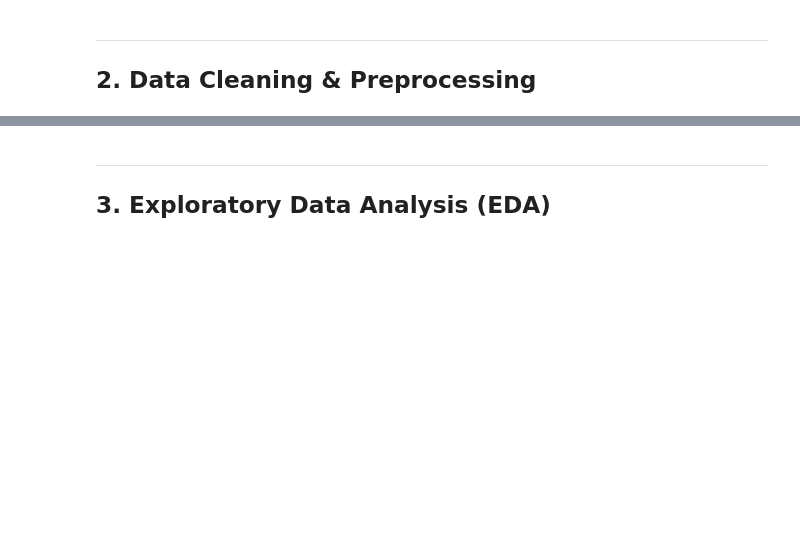
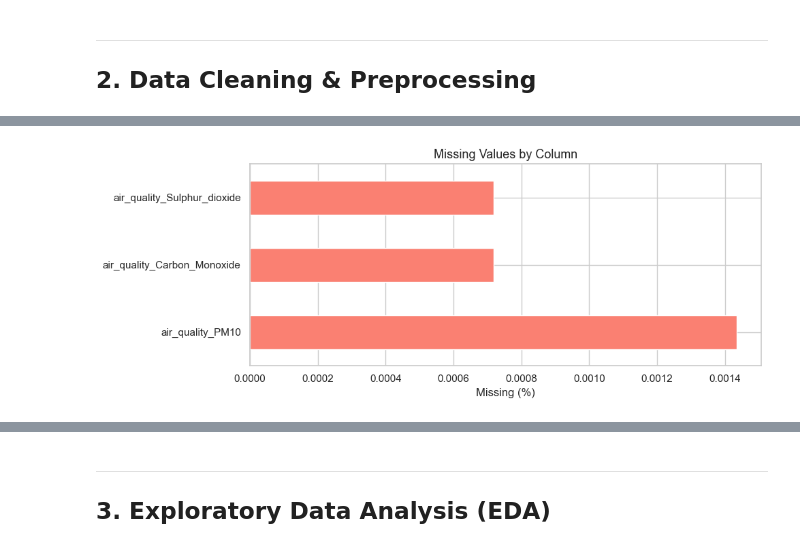
Before and after one commit to FelexHill7/weatherTrendForecasting, a Jupyter notebook: weather_forecasting.ipynb, the cells around one changed output, grey strips where cells are left out. Cells and saved outputs as stored; diff of their text form; code cells hidden in the pictures; blank space fills up the shorter version.

```diff
--- a/weather_forecasting.ipynb
+++ b/weather_forecasting.ipynb
@@ -237,0 +125,12 @@ df.head(3)
+# %%
+from kagglehub import KaggleDatasetAdapter
+
+df_raw = kagglehub.load_dataset(
+    KaggleDatasetAdapter.PANDAS,
+    "nelgiriyewithana/global-weather-repository",
+    "GlobalWeatherRepository.csv",
+)
+print(f'Dataset loaded: {df_raw.shape[0]:,} rows x {df_raw.shape[1]} columns')
+
+df = df_raw.copy()
+df.head(3)
@@ -298,0 +195,75 @@ print(f'After cleaning — {df.shape[0]:,} rows x {df.shape[1]} columns')
+# %%
+# -- Drop redundant unit-duplicate and irrelevant columns ----------------------
+# Imperial variants are exact linear transforms of their metric equivalents;
+# keeping both inflates correlations and wastes memory/scaling budget
+drop_redundant = [
+    'temperature_fahrenheit',  # = celsius * 1.8 + 32
+    'feels_like_fahrenheit',   # = feels_like_celsius * 1.8 + 32
+    'wind_mph',                # = wind_kph * 0.621
+    'gust_mph',                # = gust_kph * 0.621
+    'pressure_in',             # = pressure_mb * 0.02953
+    'precip_in',               # = precip_mm * 0.03937
+    'visibility_miles',        # = visibility_km * 0.621
+    'last_updated_epoch',      # redundant integer timestamp
+    'sunrise', 'sunset',       # string fields not used in models
+    'moonrise', 'moonset',     # irrelevant to temperature forecasting
+    'moon_phase',              # irrelevant to temperature forecasting
+]
+drop_redundant = [c for c in drop_redundant if c in df.columns]
+df.drop(columns=drop_redundant, inplace=True)
+print(f'Dropped {len(drop_redundant)} redundant/irrelevant columns: {drop_redundant}')
+
+# -- Replace sentinel missing-data values with NaN ----------------------------
+# Air quality sensors encode failures as -9999; negative readings are physically
+# impossible for most metrics, so treat them as missing rather than real values
+aq_cols_present = [c for c in df.columns if c.startswith('air_quality_')]
+for col in aq_cols_present:
+    n_bad = (df[col] < 0).sum()
+    if n_bad:
+        df[col] = df[col].where(df[col] >= 0, np.nan)
+        print(f'  Replaced {n_bad:,} sentinel values in {col}')
+
+# ── Missing value analysis ─────────────────────────────────────────────────────
+missing = pd.DataFrame({
+    'missing_count': df.isnull().sum(),
+    'missing_pct':   df.isnull().mean() * 100,
+    'dtype':         df.dtypes
+}).query('missing_count > 0').sort_values('missing_pct', ascending=False)
+
+print(f'Columns with missing data: {len(missing)}')
+if len(missing) > 0:
+    display(missing)
+else:
+    print('  No missing values found.')
+
+# Visualise missing data
+if len(missing) > 0:
+    fig, ax = plt.subplots(figsize=(10, max(4, len(missing) * 0.4)))
+    missing['missing_pct'].plot.barh(ax=ax, color='salmon', edgecolor='white')
+    ax.set_xlabel('Missing (%)')
+    ax.set_title('Missing Values by Column')
+    plt.tight_layout()
+    plt.savefig('plots/missing_values.png', bbox_inches='tight')
+    plt.show()
+
+# ── Handle missing values ──────────────────────────────────────────────────────
+num_cols = df.select_dtypes(include=[np.number]).columns.tolist()
+cat_cols = df.select_dtypes(include='object').columns.tolist()
+
+for col in num_cols:
+    pct = df[col].isnull().mean()
+    if 0 < pct <= 0.30:
+        df[col].fillna(df[col].median(), inplace=True)
+    elif pct > 0.30:
+        df.drop(columns=[col], inplace=True)
+        print(f'  Dropped {col} ({pct*100:.1f}% missing)')
+
+for col in cat_cols:
+    if df[col].isnull().any():
+        df[col].fillna(df[col].mode()[0], inplace=True)
+
+# Refresh column lists after potential drops
+num_cols = df.select_dtypes(include=[np.number]).columns.tolist()
+cat_cols = df.select_dtypes(include='object').columns.tolist()
+print(f'After cleaning — {df.shape[0]:,} rows x {df.shape[1]} columns')
+# %% [output]
@@ -298,0 +279 @@ print(f'After cleaning — {df.shape[0]:,} rows x {df.shape[1]} columns')
+[figure, added]
```
Also changed, not shown: parts of 28 cells of this notebook, 31 other files.
